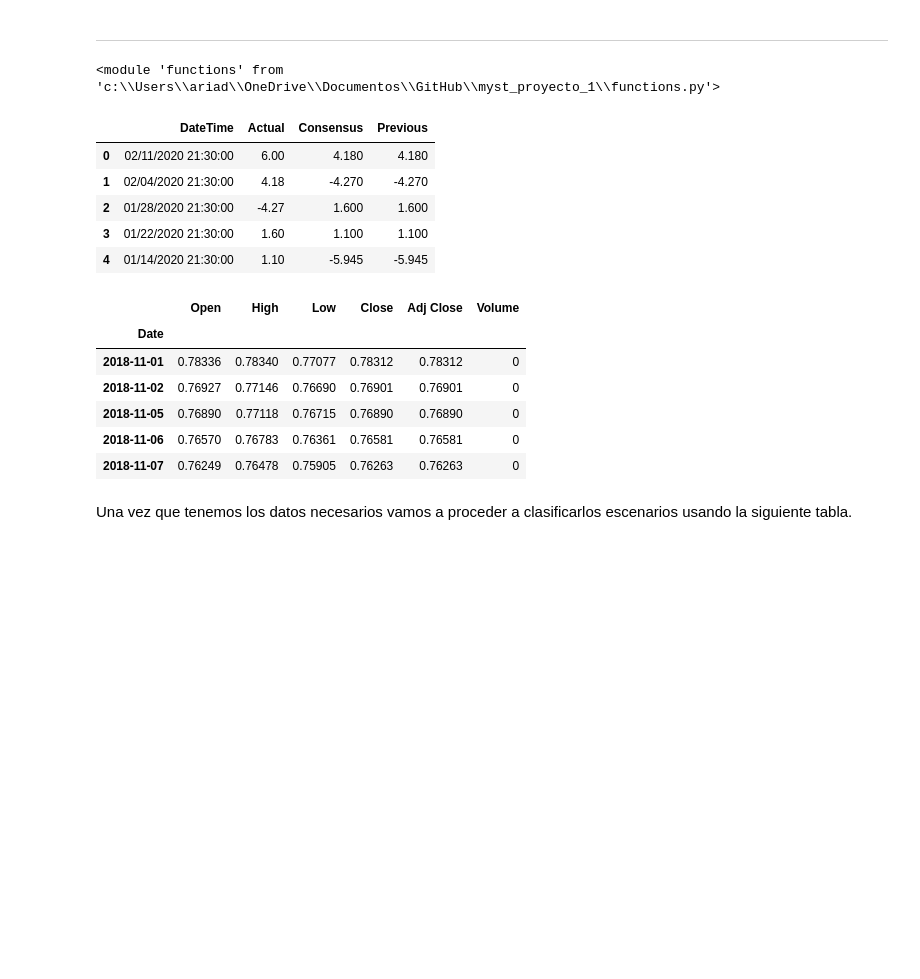
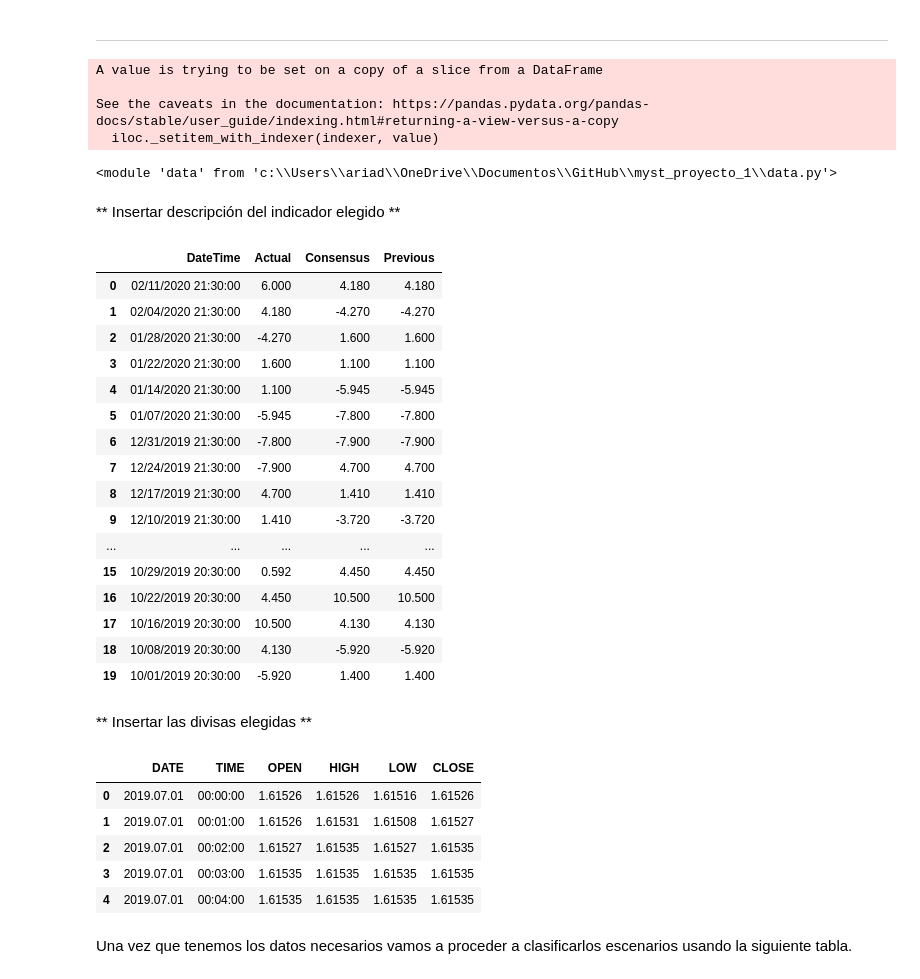
Before and after one commit to ariadnagalindom/myst_proyecto_1, a Jupyter notebook: notebook.ipynb, the cells around one changed output. Saved outputs shown, nothing was run; the diff lists cells and outputs as text; code cells hidden in the pictures; blank space fills up the shorter version.

```diff
--- a/notebook.ipynb
+++ b/notebook.ipynb
@@ -93,30 +93,48 @@ import importlib
 import pandas as pd
 import numpy as np
 # %%
-importlib.reload(f)
+importlib.reload(d)
 # %% [output]
-<module 'functions' from 'c:\\Users\\ariad\\OneDrive\\Documentos\\GitHub\\myst_proyecto_1\\functions.py'>
+A value is trying to be set on a copy of a slice from a DataFrame
+
+See the caveats in the documentation: https://pandas.pydata.org/pandas-docs/stable/user_guide/indexing.html#returning-a-view-versus-a-copy
+  iloc._setitem_with_indexer(indexer, value)
+<module 'data' from 'c:\\Users\\ariad\\OneDrive\\Documentos\\GitHub\\myst_proyecto_1\\data.py'>
+# %% [markdown]
+** Insertar descripción del indicador elegido **
 # %%
 # índice
-d.indice.head()
+d.indice.head(20)
 # %% [output]
 |  | DateTime | Actual | Consensus | Previous |
-| 0 | 02/11/2020 21:30:00 | 6.00 | 4.180 | 4.180 |
-| 1 | 02/04/2020 21:30:00 | 4.18 | -4.270 | -4.270 |
-| 2 | 01/28/2020 21:30:00 | -4.27 | 1.600 | 1.600 |
-| 3 | 01/22/2020 21:30:00 | 1.60 | 1.100 | 1.100 |
-| 4 | 01/14/2020 21:30:00 | 1.10 | -5.945 | -5.945 |
+| 0 | 02/11/2020 21:30:00 | 6.000 | 4.180 | 4.180 |
+| 1 | 02/04/2020 21:30:00 | 4.180 | -4.270 | -4.270 |
+| 2 | 01/28/2020 21:30:00 | -4.270 | 1.600 | 1.600 |
+| 3 | 01/22/2020 21:30:00 | 1.600 | 1.100 | 1.100 |
+| 4 | 01/14/2020 21:30:00 | 1.100 | -5.945 | -5.945 |
+| 5 | 01/07/2020 21:30:00 | -5.945 | -7.800 | -7.800 |
+| 6 | 12/31/2019 21:30:00 | -7.800 | -7.900 | -7.900 |
+| 7 | 12/24/2019 21:30:00 | -7.900 | 4.700 | 4.700 |
+| 8 | 12/17/2019 21:30:00 | 4.700 | 1.410 | 1.410 |
+| 9 | 12/10/2019 21:30:00 | 1.410 | -3.720 | -3.720 |
+| ... | ... | ... | ... | ... |
+| 15 | 10/29/2019 20:30:00 | 0.592 | 4.450 | 4.450 |
+| 16 | 10/22/2019 20:30:00 | 4.450 | 10.500 | 10.500 |
+| 17 | 10/16/2019 20:30:00 | 10.500 | 4.130 | 4.130 |
+| 18 | 10/08/2019 20:30:00 | 4.130 | -5.920 | -5.920 |
+| 19 | 10/01/2019 20:30:00 | -5.920 | 1.400 | 1.400 |
+# %% [markdown]
+** Insertar las divisas elegidas **
 # %%
 # divisa
-d.USD_GBP.head()
+d.EUR_AUD.head()
 # %% [output]
-|  | Open | High | Low | Close | Adj Close | Volume |
-| Date |  |  |  |  |  |  |
-| 2018-11-01 | 0.78336 | 0.78340 | 0.77077 | 0.78312 | 0.78312 | 0 |
-| 2018-11-02 | 0.76927 | 0.77146 | 0.76690 | 0.76901 | 0.76901 | 0 |
-| 2018-11-05 | 0.76890 | 0.77118 | 0.76715 | 0.76890 | 0.76890 | 0 |
-| 2018-11-06 | 0.76570 | 0.76783 | 0.76361 | 0.76581 | 0.76581 | 0 |
-| 2018-11-07 | 0.76249 | 0.76478 | 0.75905 | 0.76263 | 0.76263 | 0 |
+|  | DATE | TIME | OPEN | HIGH | LOW | CLOSE |
+| 0 | 2019.07.01 | 00:00:00 | 1.61526 | 1.61526 | 1.61516 | 1.61526 |
+| 1 | 2019.07.01 | 00:01:00 | 1.61526 | 1.61531 | 1.61508 | 1.61527 |
+| 2 | 2019.07.01 | 00:02:00 | 1.61527 | 1.61535 | 1.61527 | 1.61535 |
+| 3 | 2019.07.01 | 00:03:00 | 1.61535 | 1.61535 | 1.61535 | 1.61535 |
+| 4 | 2019.07.01 | 00:04:00 | 1.61535 | 1.61535 | 1.61535 | 1.61535 |
 # %% [markdown]
 Una vez que tenemos los datos necesarios vamos a proceder a clasificarlos escenarios usando la siguiente tabla.
 # %%
```
Also changed, not shown: parts of 31 cells of this notebook, 4 other files.
